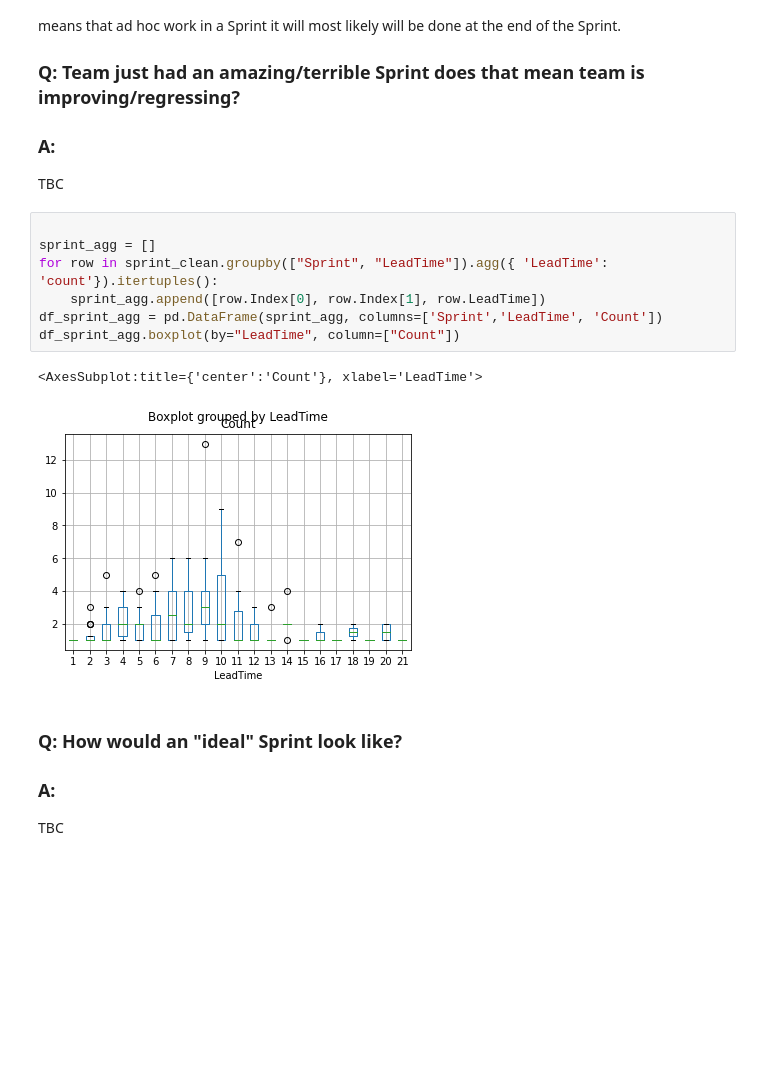
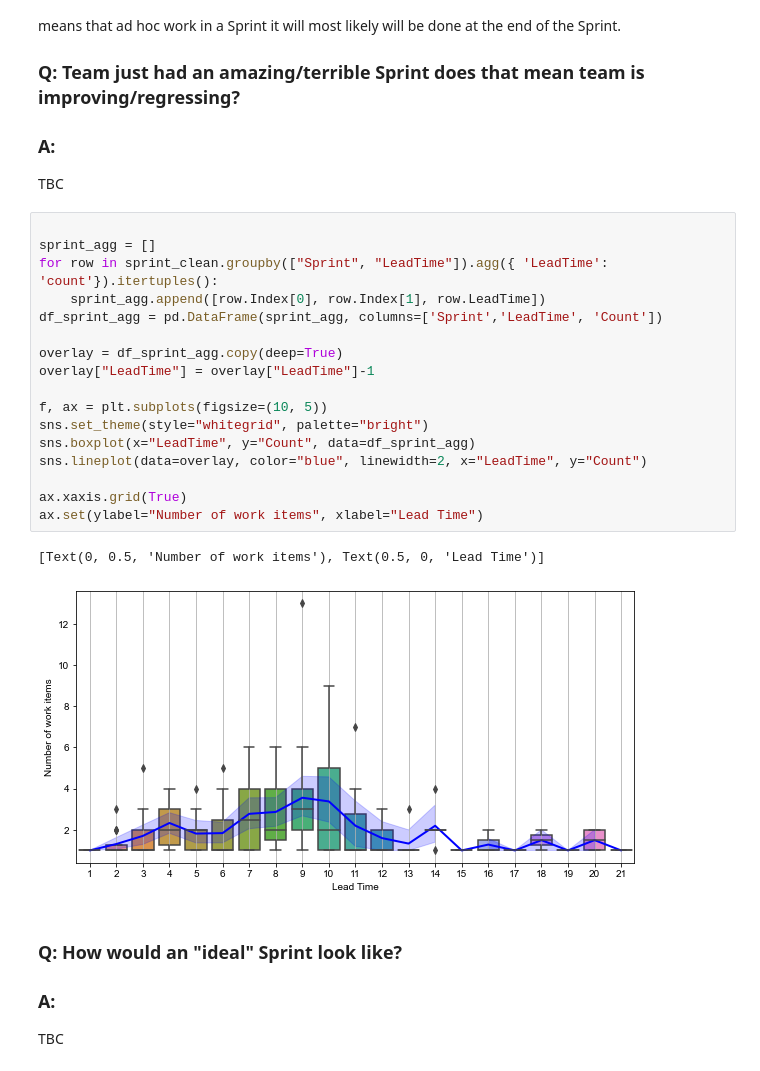
Before and after one commit to zkavtaskin/Lead-Time-Driven-Delivery-Simulation, a Jupyter notebook: Notebook/LeadTimeDynamics.ipynb, the cells around one changed output. Saved outputs shown, nothing was run; the diff lists cells and outputs as text; blank space fills up the shorter version.

```diff
--- a/Notebook/LeadTimeDynamics.ipynb
+++ b/Notebook/LeadTimeDynamics.ipynb
@@ -258,13 +258,23 @@ TBC
 # %%
 
 sprint_agg = []
 for row in sprint_clean.groupby(["Sprint", "LeadTime"]).agg({ 'LeadTime': 'count'}).itertuples():
     sprint_agg.append([row.Index[0], row.Index[1], row.LeadTime])
 df_sprint_agg = pd.DataFrame(sprint_agg, columns=['Sprint','LeadTime', 'Count'])
-df_sprint_agg.boxplot(by="LeadTime", column=["Count"])
+
+overlay = df_sprint_agg.copy(deep=True)
+overlay["LeadTime"] = overlay["LeadTime"]-1
+
+f, ax = plt.subplots(figsize=(10, 5))
+sns.set_theme(style="whitegrid", palette="bright")
+sns.boxplot(x="LeadTime", y="Count", data=df_sprint_agg)
+sns.lineplot(data=overlay, color="blue", linewidth=2, x="LeadTime", y="Count")
+
+ax.xaxis.grid(True)
+ax.set(ylabel="Number of work items", xlabel="Lead Time")
 # %% [output]
-<AxesSubplot:title={'center':'Count'}, xlabel='LeadTime'>
+[Text(0, 0.5, 'Number of work items'), Text(0.5, 0, 'Lead Time')]
-[figure, old version]
+[figure, new version]
 # %% [markdown]
 ### Q: How would an "ideal" Sprint look like?
 ### A:
```
Also changed, not shown: parts of 10 cells of this notebook.
